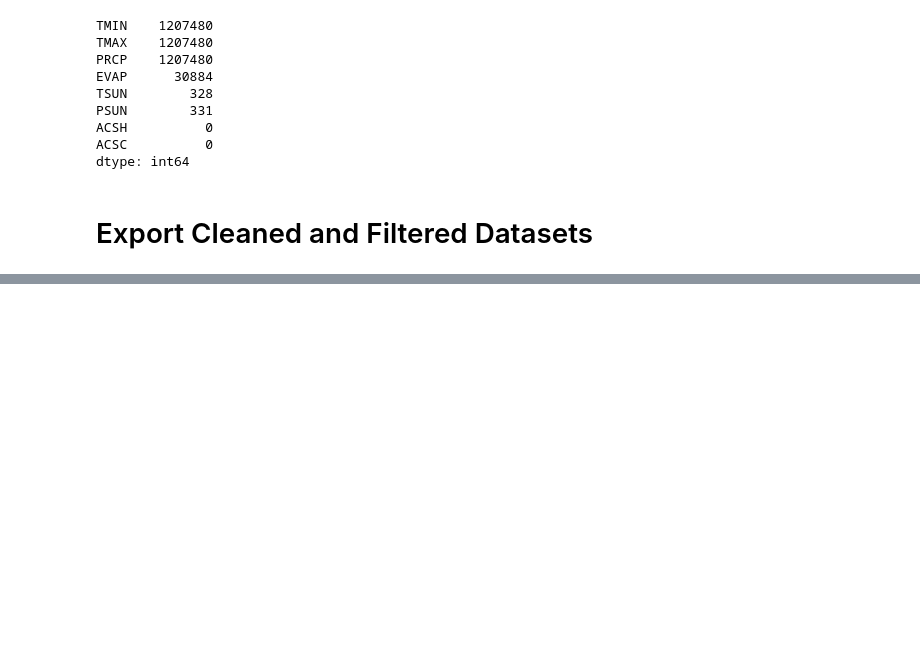
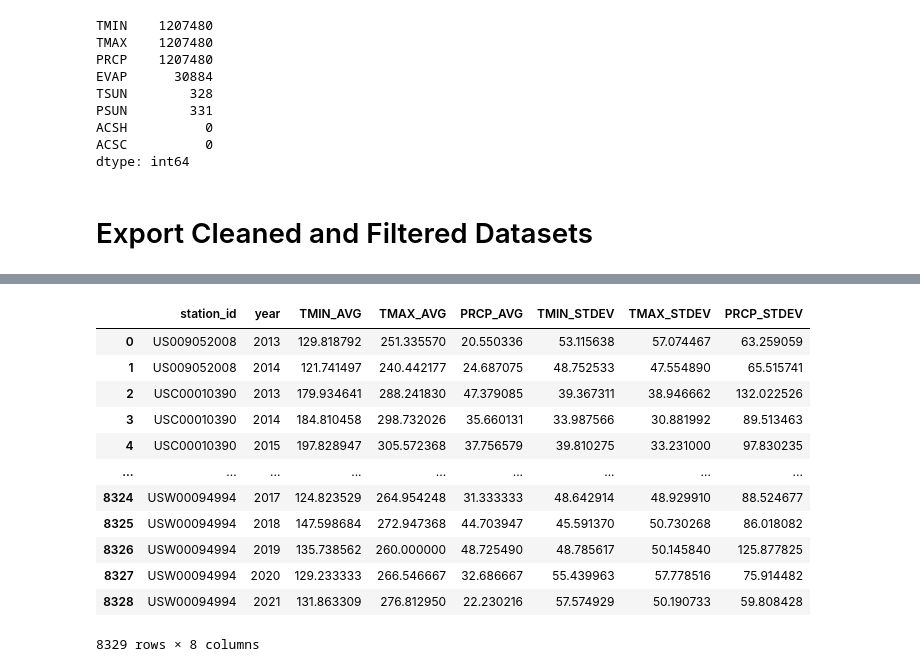
Before and after one commit to eric1650/w203_lab2, a Jupyter notebook: pumpkins/data_preparation.ipynb, the cells around one changed output, grey strips where cells are left out. Cells and saved outputs as stored; diff of their text form; code cells hidden in the pictures; blank space fills up the shorter version.

```diff
--- a/pumpkins/data_preparation.ipynb
+++ b/pumpkins/data_preparation.ipynb
@@ -1131,0 +1168,14 @@ pumpkin_filtered.to_csv(r'pumpkin.csv', index = False)
+# %%
+weather_avg = weather.groupby(["station_id","year"]).agg({
+    "TMIN" : "mean",
+    "TMAX" : "mean",
+    "PRCP" : "mean"
+}).reset_index()
+
+weather_avg.rename(columns={
+    "TMIN" : "TMIN_AVG",
+    "TMAX" : "TMAX_AVG",
+    "PRCP" : "PRCP_AVG"
+}, inplace=True)
+
+weather_avg
@@ -1131,0 +1196,14 @@ pumpkin_filtered.to_csv(r'pumpkin.csv', index = False)
+# %%
+weather_stdev = weather.groupby(["station_id","year"]).agg({
+    "TMIN" : "std",
+    "TMAX" : "std",
+    "PRCP" : "std"
+}).reset_index()
+
+weather_stdev.rename(columns={
+    "TMIN" : "TMIN_STDEV",
+    "TMAX" : "TMAX_STDEV",
+    "PRCP" : "PRCP_STDEV"
+}, inplace=True)
+
+weather_stdev
@@ -1131,0 +1224,17 @@ pumpkin_filtered.to_csv(r'pumpkin.csv', index = False)
+# %%
+weather_agg = weather_avg.merge(weather_stdev, how="inner", left_on=["station_id","year"], right_on=["station_id","year"])
+weather_agg
+# %% [output]
+|  | station_id | year | TMIN_AVG | TMAX_AVG | PRCP_AVG | TMIN_STDEV | TMAX_STDEV | PRCP_STDEV |
+| 0 | US009052008 | 2013 | 129.818792 | 251.335570 | 20.550336 | 53.115638 | 57.074467 | 63.259059 |
+| 1 | US009052008 | 2014 | 121.741497 | 240.442177 | 24.687075 | 48.752533 | 47.554890 | 65.515741 |
+| 2 | USC00010390 | 2013 | 179.934641 | 288.241830 | 47.379085 | 39.367311 | 38.946662 | 132.022526 |
+| 3 | USC00010390 | 2014 | 184.810458 | 298.732026 | 35.660131 | 33.987566 | 30.881992 | 89.513463 |
+| 4 | USC00010390 | 2015 | 197.828947 | 305.572368 | 37.756579 | 39.810275 | 33.231000 | 97.830235 |
+| ... | ... | ... | ... | ... | ... | ... | ... | ... |
+| 8324 | USW00094994 | 2017 | 124.823529 | 264.954248 | 31.333333 | 48.642914 | 48.929910 | 88.524677 |
+| 8325 | USW00094994 | 2018 | 147.598684 | 272.947368 | 44.703947 | 45.591370 | 50.730268 | 86.018082 |
+| 8326 | USW00094994 | 2019 | 135.738562 | 260.000000 | 48.725490 | 48.785617 | 50.145840 | 125.877825 |
+| 8327 | USW00094994 | 2020 | 129.233333 | 266.546667 | 32.686667 | 55.439963 | 57.778516 | 75.914482 |
+| 8328 | USW00094994 | 2021 | 131.863309 | 276.812950 | 22.230216 | 57.574929 | 50.190733 | 59.808428 |
+8329 rows × 8 columns
```
Also changed, not shown: parts of 7 cells of this notebook, 1 other file.
